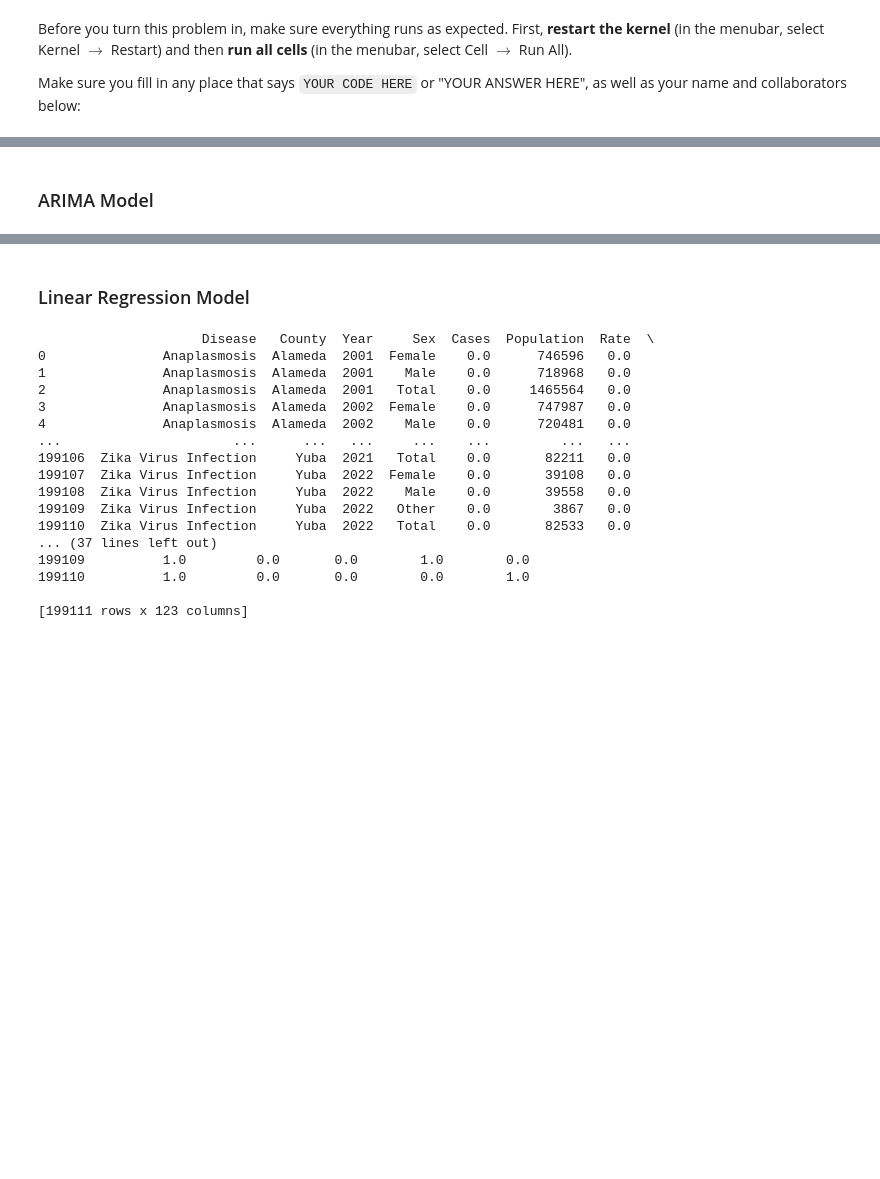
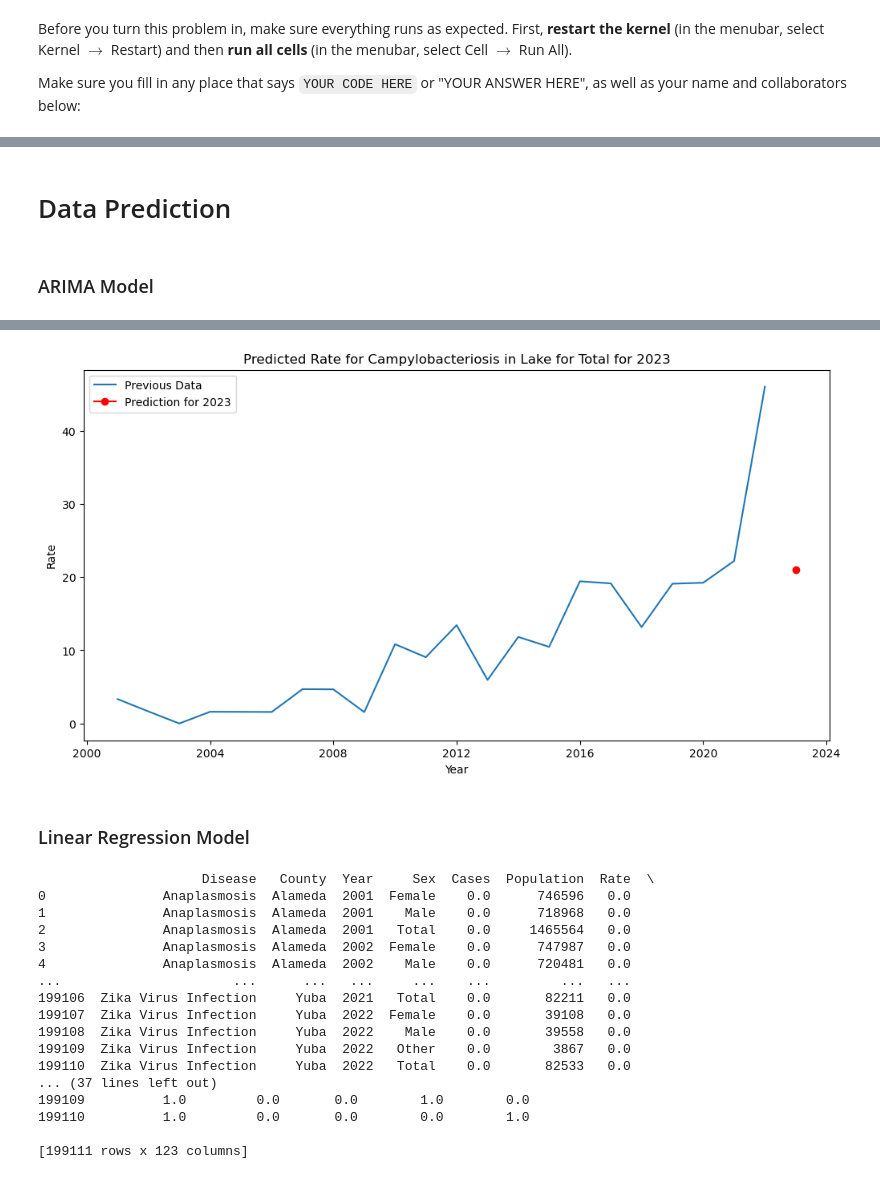
Before and after one commit to deeya-patel/CS210-Final-Project, a Jupyter notebook: my_project (2).ipynb, the cells around one changed output, grey strips where cells are left out. Saved outputs shown, nothing was run; the diff lists cells and outputs as text; code cells hidden in the pictures; blank space fills up the shorter version.

```diff
--- a/my_project (2).ipynb
+++ b/my_project (2).ipynb
@@ -234,0 +101,13 @@ final_df.to_csv("cleaned.csv", index=False, header=True, sep=',')
+# %%
+# Fill in Cases, Lower_95__CI, Upper_95__CI, and Rate if Rate is SC or Cases is NaN, which indicates cells were Suppressed
+# Values are marked 'Suppressed' "to protect confidentiality of the individuals summarized in the data.”
+df['Cases'] = df['Cases'].astype(object)
+df['Rate'] = df['Rate'].astype(object)
+df['Lower_95__CI'] = df['Lower_95__CI'].astype(object)
+df['Upper_95__CI'] = df['Upper_95__CI'].astype(object)
+df.loc[(df['Rate'] == 'SC') | (df['Cases'].isna()), 'Lower_95__CI'] = 'Suppressed'
+df.loc[(df['Rate'] == 'SC') | (df['Cases'].isna()), 'Upper_95__CI'] = 'Suppressed'
+df.loc[(df['Rate'] == 'SC'), 'Cases'] = 'Suppressed'
+df.loc[(df['Rate'] == 'SC'), 'Rate'] = 'Suppressed'
+df.loc[(df['Cases'].isna()), 'Rate'] = 'Suppressed'
+df.loc[(df['Cases'].isna()), 'Cases'] = 'Suppressed'
@@ -234,0 +150,6 @@ final_df.to_csv("cleaned.csv", index=False, header=True, sep=',')
+# %%
+# Format Rate, Lower_95__CI, and Upper_95__CI up to 3 decimals and Cases with no decimals
+final_df.loc[(final_df['Rate'] != 'Suppressed') & (final_df['Rate'] != 'Cannot Exist'), 'Rate'] = final_df.loc[(final_df['Rate'] != 'Suppressed') & (final_df['Rate'] != 'Cannot Exist'), 'Rate'].astype(float).map(lambda x: f"{x:.3f}")
+final_df.loc[(final_df['Lower_95__CI'] != 'Suppressed') & (final_df['Lower_95__CI'] != 'Cannot Exist'), 'Lower_95__CI'] = final_df.loc[(final_df['Lower_95__CI'] != 'Suppressed') & (final_df['Lower_95__CI'] != 'Cannot Exist'), 'Lower_95__CI'].astype(float).map(lambda x: f"{x:.3f}")
+final_df.loc[(final_df['Upper_95__CI'] != 'Suppressed') & (final_df['Upper_95__CI'] != 'Cannot Exist'), 'Upper_95__CI'] = final_df.loc[(final_df['Upper_95__CI'] != 'Suppressed') & (final_df['Upper_95__CI'] != 'Cannot Exist'), 'Upper_95__CI'].astype(float).map(lambda x: f"{x:.3f}")
+final_df.loc[(final_df['Cases'] != 'Suppressed') & (final_df['Cases'] != 'Cannot Exist'), 'Cases'] = final_df.loc[(final_df['Cases'] != 'Suppressed') & (final_df['Cases'] != 'Cannot Exist'), 'Cases'].astype(int)
@@ -234,0 +160,2 @@ final_df.to_csv("cleaned.csv", index=False, header=True, sep=',')
+# %% [markdown]
+# Data Prediction
@@ -235,39 +170,56 @@ final_df.to_csv("cleaned.csv", index=False, header=True, sep=',')
 # %% [markdown]
 ### ARIMA Model
 # %%
-# randomly choose disease, county, and sex
+# Randomly choose Disease, County, and Sex
 disease = np.random.choice(final_df['Disease'].unique())
 county = np.random.choice(final_df['County'].unique())
 sex = np.random.choice(final_df['Sex'].unique())
 
 filtered_df = final_df[(final_df['Disease'] == disease) & (final_df['County'] == county) & (final_df['Sex'] == sex)]
-filtered_df.set_index('Year', inplace=True)
+filtered_df.set_index(pd.to_datetime(filtered_df['Year'], format='%Y'), inplace=True)
 
-# split data into train and test sets
+# Split data into training and test sets
 train_data = filtered_df['Rate'][:int(0.8 * len(filtered_df))]
 test_data = filtered_df['Rate'][int(0.8 * len(filtered_df)):]
 
-# fit ARIMA model
-model = auto_arima(train_data, seasonal=False, stepwise=True, suppress_warnings=True, error_action="ignore", trace=True)
-print(model.summary())
+if len(filtered_df) == 0:
+    print("Cannot predict a rate for a future year due to lack of data.")
+elif filtered_df['Rate'].nunique() <= 5:
+    prediction = [filtered_df['Rate'].mode().iloc[0]]
+    print("There is little to no variability to fit the model. The prediction rate displayed is the mode.")
 
-# rate prediction for 2023 (the last year reported in data + 1)
-n_periods = 1
-prediction = model.predict(n_periods)
+    # Print predicted rate for 2023
+    print(f'Predicted Rate for 2023: {prediction}')
+elif len(filtered_df) < 10:
+    print("There is not enough data to fit the model. The prediction rate displayed is the mean.")
+    prediction = [filtered_df['Rate'].mean()]
 
-# plot previous rates for 2001 - 2022 and predicted rates for the following year
+    # Print predicted rate for 2023
+    print(f'Predicted Rate for 2023: {prediction}')
+else:
+    # Fit ARIMA model
+    model = auto_arima(train_data, seasonal=False, stepwise=True, suppress_warnings=True, error_action="ignore", trace=True)
+
+    print(model.summary())
+
+    # Rate prediction for the year 2023 (the last year reported in our collected data + 1)
+    prediction = model.predict(n_periods = 1)
+
+    # Evaluate performance with mean absolute error
+    mae = mean_absolute_error(test_data, model.predict(n_periods=len(test_data)))
+    print(f"ARIMA Model Mean Absolute Error (MAE): {mae}")
+
+    # Print predicted rate for 2023
+    print(f'Predicted Rate for 2023: {prediction.tolist()}')
+
+# Plot previous rates until 2022 and the predicted rate for 2023
 plt.figure(figsize=(12,6))
 plt.plot(filtered_df.index, filtered_df['Rate'], label='Previous Data')
-plt.plot(2023, prediction, label=f'Prediction for 2023', color='red', marker='o')
+plt.plot([pd.Timestamp('2023')], prediction, label=f'Prediction for 2023', color='red', marker='o')
 plt.title(f'Predicted Rate for {disease} in {county} for {sex} for 2023')
 plt.xlabel('Year')
 plt.ylabel('Rate')
 plt.legend()
 plt.show()
-
-# evaluate performance w/ MAE
-mae = mean_absolute_error(test_data, model.predict(n_periods=len(test_data)))
-print(f"ARIMA Model Mean Absolute Error (MAE): {mae}")
-
-# print predicted rates for following year
-print(f'Predicted Rates for 2023: {prediction.tolist()}')
+plt.close()
+# %% [output]
@@ -274,3 +243,4 @@ print(f'Predicted Rates for 2023: {prediction.tolist()}')
+[figure, added]
 # %% [markdown]
 ### Linear Regression Model
 # %%
```
Also changed, not shown: parts of 63 cells of this notebook.
